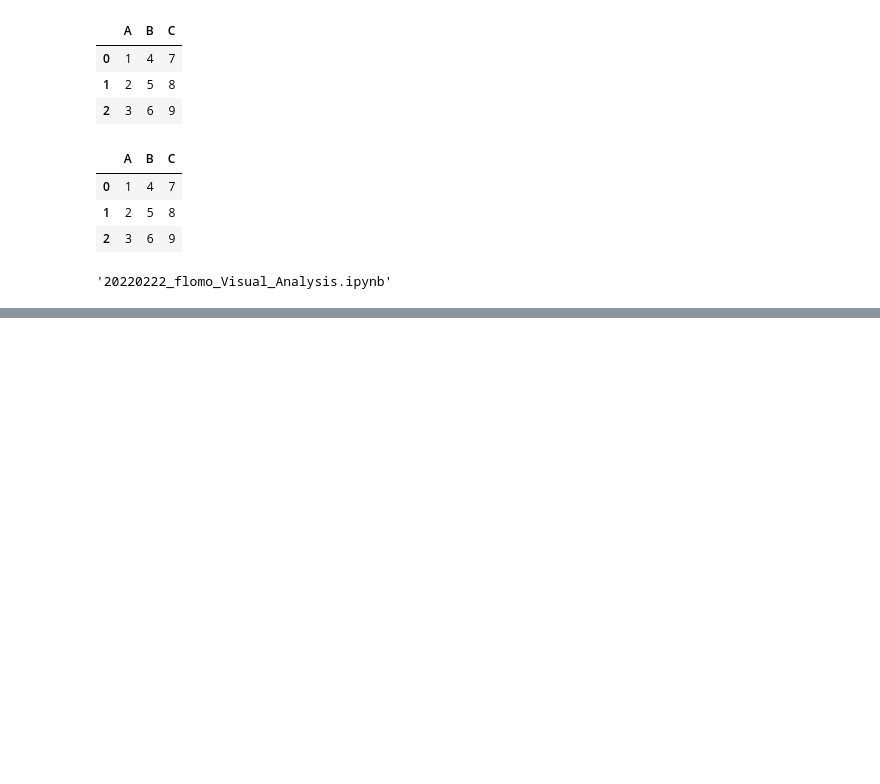
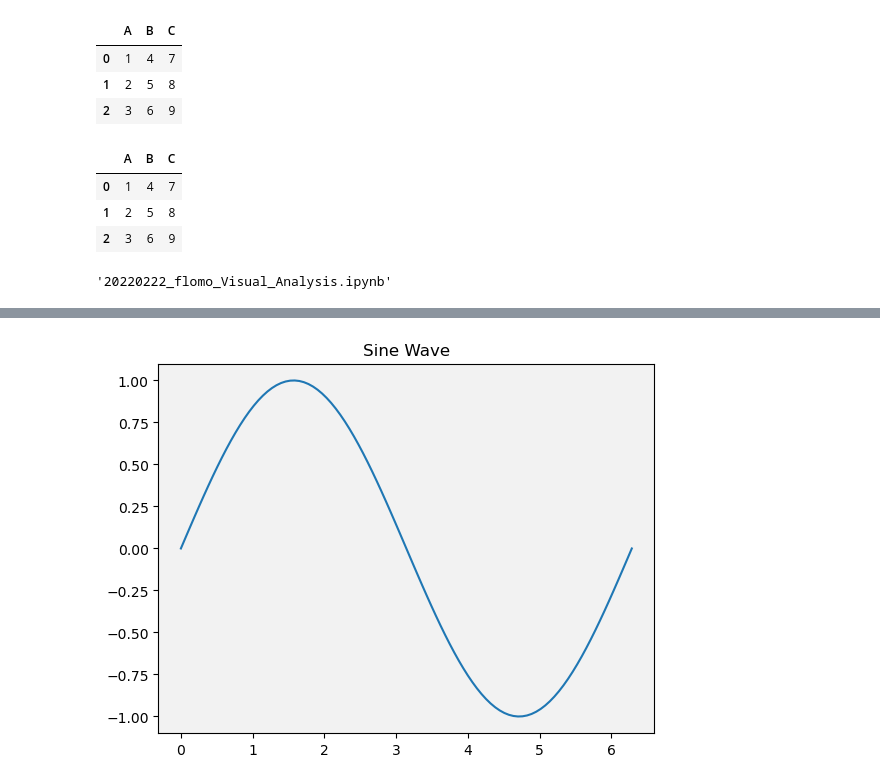
Before and after one commit to Allwillcome/--_----, a Jupyter notebook: Notes/temp.ipynb, the cells around one changed output, grey strips where cells are left out. Cells and saved outputs as stored; diff of their text form; code cells hidden in the pictures; blank space fills up the shorter version.

```diff
--- a/Notes/temp.ipynb
+++ b/Notes/temp.ipynb
@@ -107,0 +130,21 @@ re.search()
+# %%
+import matplotlib.pyplot as plt
+import numpy as np
+
+# 创建一个新的 figure 和 axes 对象
+fig, ax = plt.subplots()
+
+# 绘制正弦曲线
+x = np.linspace(0, 2*np.pi, 100)
+y = np.sin(x)
+ax.plot(x, y)
+
+# 设置 plot 的标题
+ax.set_title('Sine Wave')
+
+# 设置画布背景色为浅灰色
+ax.set_facecolor('#f2f2f2')
+
+plt.show()
+# %% [output]
+[figure, added]
```
Also changed, not shown: parts of 4 cells of this notebook, 1 other file.
